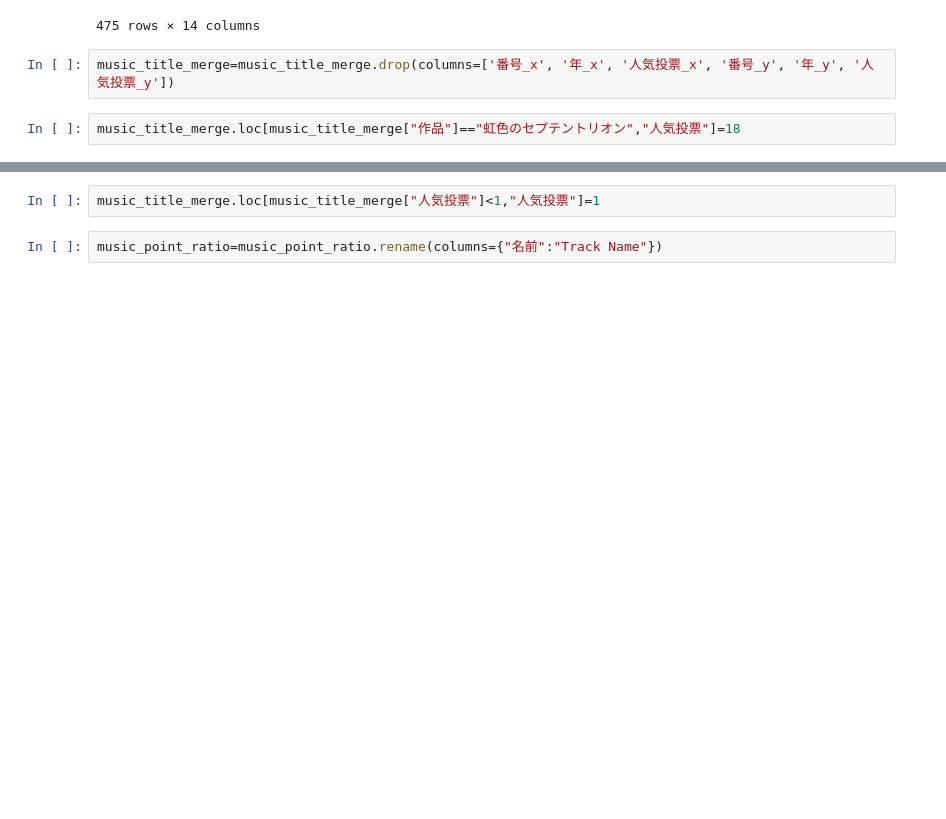
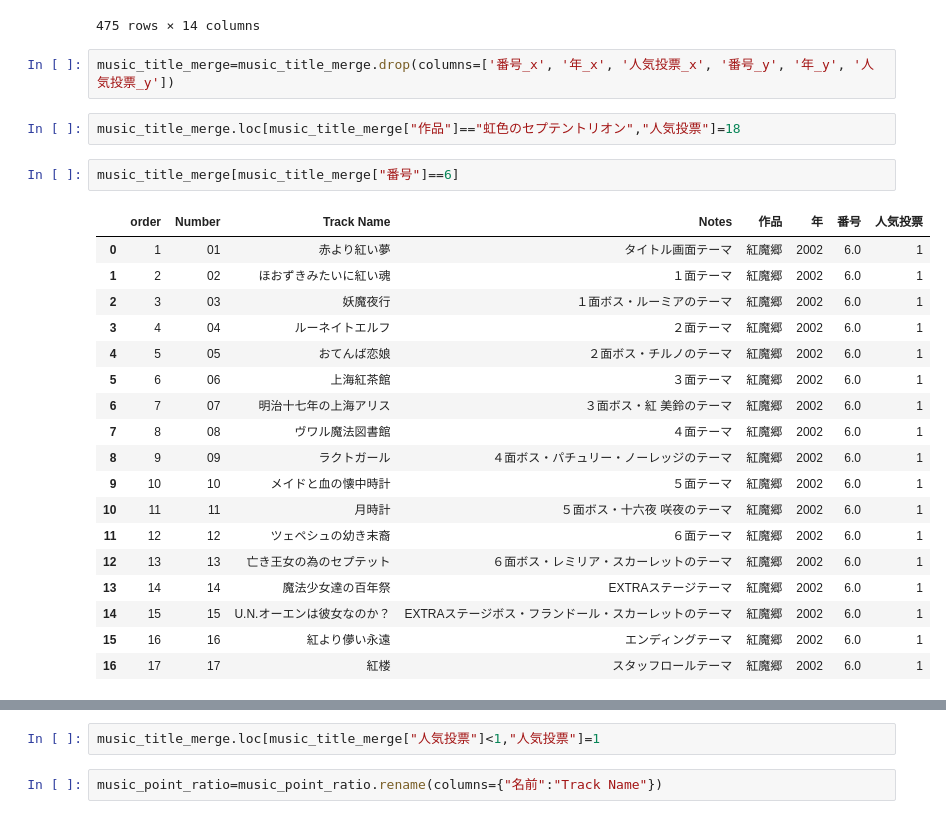
Before and after one commit to xiangze/toubou_vote_analysis, a Jupyter notebook: musicid.ipynb, the cells around one changed output, grey strips where cells are left out. Saved outputs shown, nothing was run; the diff lists cells and outputs as text; blank space fills up the shorter version.

```diff
--- a/musicid.ipynb
+++ b/musicid.ipynb
@@ -180,6 +202,27 @@ music_title_merge
 music_title_merge=music_title_merge.drop(columns=['番号_x', '年_x', '人気投票_x', '番号_y', '年_y', '人気投票_y'])
 # %%
 music_title_merge.loc[music_title_merge["作品"]=="虹色のセプテントリオン","人気投票"]=18
+# %%
+music_title_merge[music_title_merge["番号"]==6]
+# %% [output]
+|  | order | Number | Track Name | Notes | 作品 | 年 | 番号 | 人気投票 |
+| 0 | 1 | 01 | 赤より紅い夢 | タイトル画面テーマ | 紅魔郷 | 2002 | 6.0 | 1 |
+| 1 | 2 | 02 | ほおずきみたいに紅い魂 | １面テーマ | 紅魔郷 | 2002 | 6.0 | 1 |
+| 2 | 3 | 03 | 妖魔夜行 | １面ボス・ルーミアのテーマ | 紅魔郷 | 2002 | 6.0 | 1 |
+| 3 | 4 | 04 | ルーネイトエルフ | ２面テーマ | 紅魔郷 | 2002 | 6.0 | 1 |
+| 4 | 5 | 05 | おてんば恋娘 | ２面ボス・チルノのテーマ | 紅魔郷 | 2002 | 6.0 | 1 |
+| 5 | 6 | 06 | 上海紅茶館 | ３面テーマ | 紅魔郷 | 2002 | 6.0 | 1 |
+| 6 | 7 | 07 | 明治十七年の上海アリス | ３面ボス・紅 美鈴のテーマ | 紅魔郷 | 2002 | 6.0 | 1 |
+| 7 | 8 | 08 | ヴワル魔法図書館 | ４面テーマ | 紅魔郷 | 2002 | 6.0 | 1 |
+| 8 | 9 | 09 | ラクトガール | ４面ボス・パチュリー・ノーレッジのテーマ | 紅魔郷 | 2002 | 6.0 | 1 |
+| 9 | 10 | 10 | メイドと血の懐中時計 | ５面テーマ | 紅魔郷 | 2002 | 6.0 | 1 |
+| 10 | 11 | 11 | 月時計 | ５面ボス・十六夜 咲夜のテーマ | 紅魔郷 | 2002 | 6.0 | 1 |
+| 11 | 12 | 12 | ツェペシュの幼き末裔 | ６面テーマ | 紅魔郷 | 2002 | 6.0 | 1 |
+| 12 | 13 | 13 | 亡き王女の為のセプテット | ６面ボス・レミリア・スカーレットのテーマ | 紅魔郷 | 2002 | 6.0 | 1 |
+| 13 | 14 | 14 | 魔法少女達の百年祭 | EXTRAステージテーマ | 紅魔郷 | 2002 | 6.0 | 1 |
+| 14 | 15 | 15 | U.N.オーエンは彼女なのか？ | EXTRAステージボス・フランドール・スカーレットのテーマ | 紅魔郷 | 2002 | 6.0 | 1 |
+| 15 | 16 | 16 | 紅より儚い永遠 | エンディングテーマ | 紅魔郷 | 2002 | 6.0 | 1 |
+| 16 | 17 | 17 | 紅楼 | スタッフロールテーマ | 紅魔郷 | 2002 | 6.0 | 1 |
 # %%
 music_title_merge[music_title_merge["人気投票"]<1]
 # %% [output]
```
Also changed, not shown: parts of 18 cells of this notebook, 4 other files.
